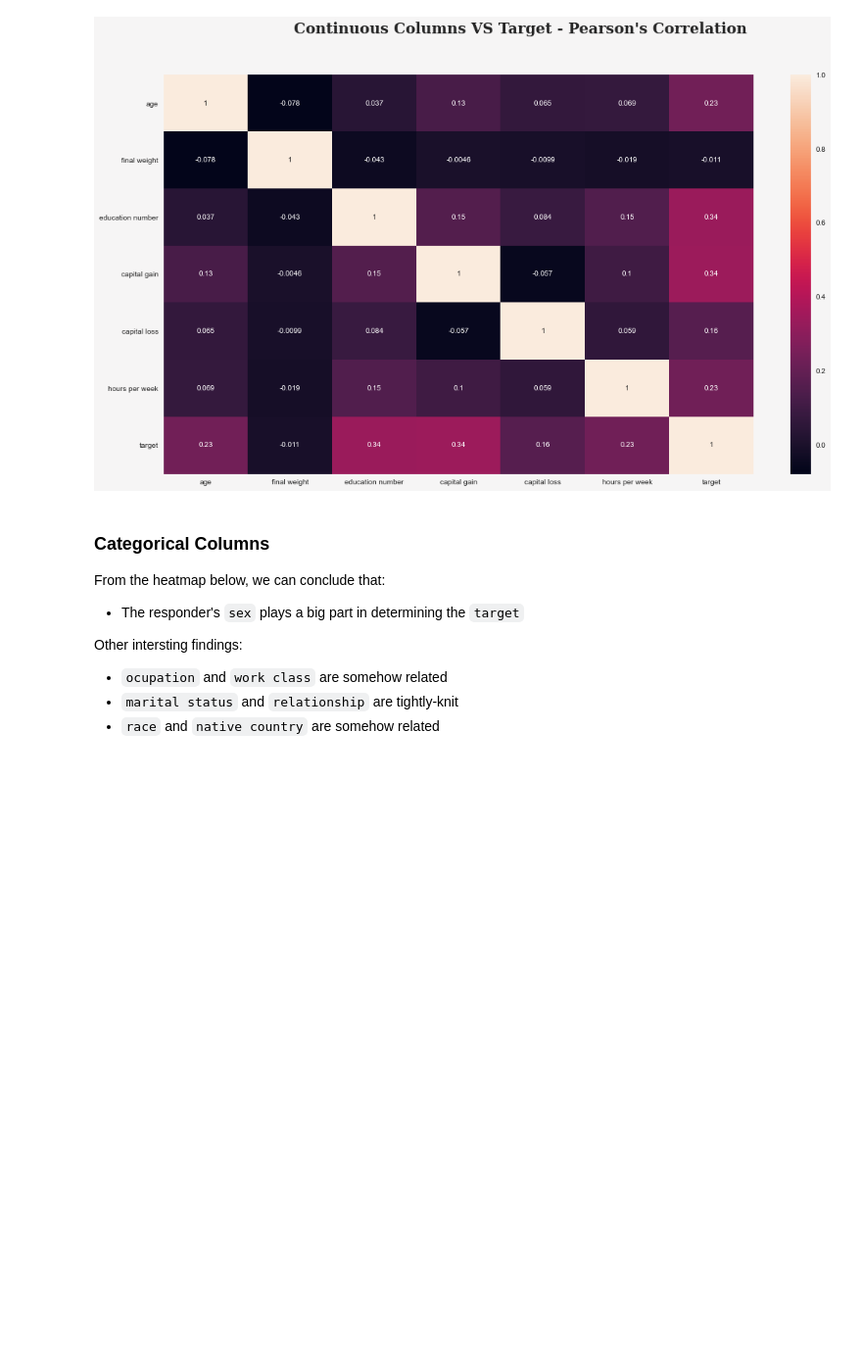
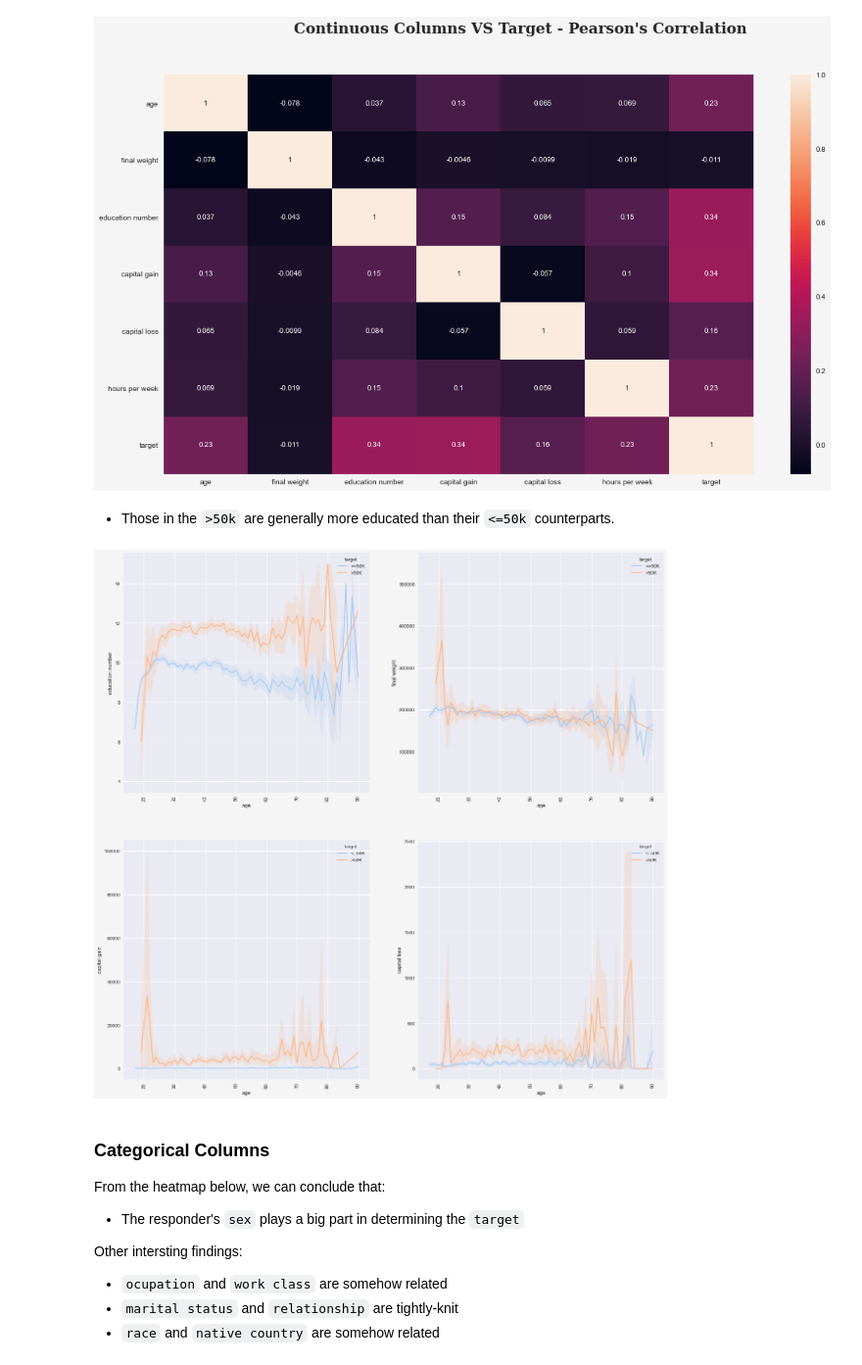
Before and after one commit to erwinleonardy/machine-learning, a Jupyter notebook: adult/erwin/erwin-adult.ipynb, the cells around one changed output. Shown: that part at 98% size. Cells and saved outputs as stored; diff of their text form; code cells hidden in the pictures; blank space fills up the shorter version.

Commit message:
Adult Model EDA - Add Continuous Cols Relationship Graph

```diff
--- a/adult/erwin/erwin-adult.ipynb
+++ b/adult/erwin/erwin-adult.ipynb
@@ -333,6 +333,18 @@ plt.suptitle('Continuous Columns VS Target - Pearson\'s Correlation',size=20, fo
 plt.show()
 # %% [output]
 [figure]
+# %% [markdown]
+- Those in the `>50k` are generally more educated than their `<=50k` counterparts.
+# %%
+COLS = ['education number', 'final weight', 'capital gain', 'capital loss']
+
+fig, ax = plt.subplots(2, 2, figsize=(20, 20))
+for col, subplot in zip(COLS, ax.flatten()):
+    sns.lineplot(data=df, x='age', y=col, hue='target', ax=subplot)
+    for label in subplot.get_xticklabels():
+        label.set_rotation(90)
+# %% [output]
+[figure, added]
 # %% [markdown]
 ### Categorical Columns
 From the heatmap below, we can conclude that:
```
Also changed, not shown: parts of 2 cells of this notebook.
